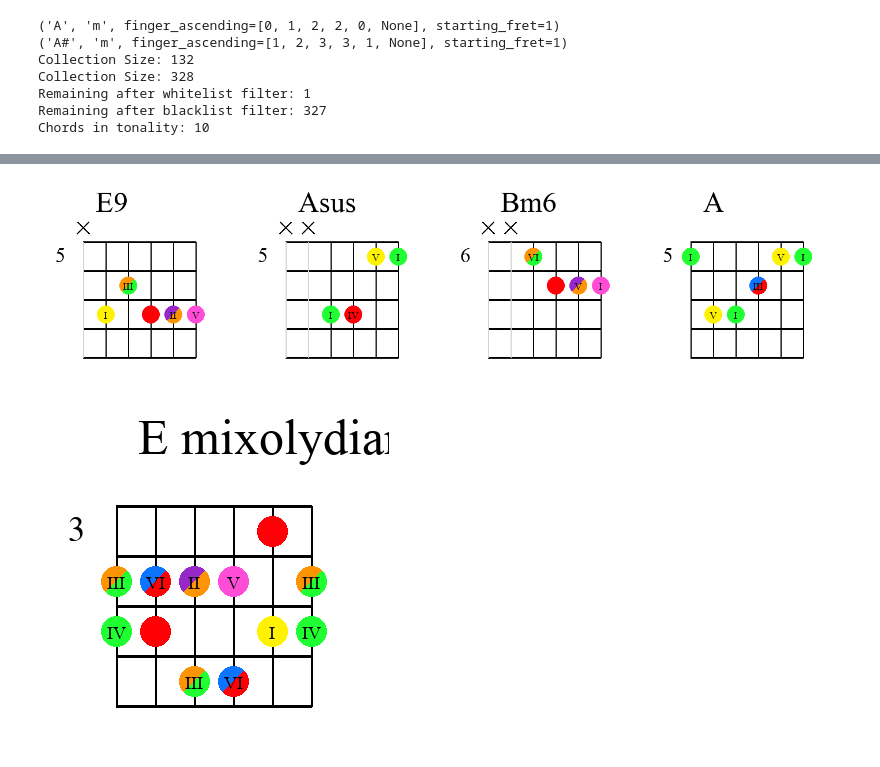
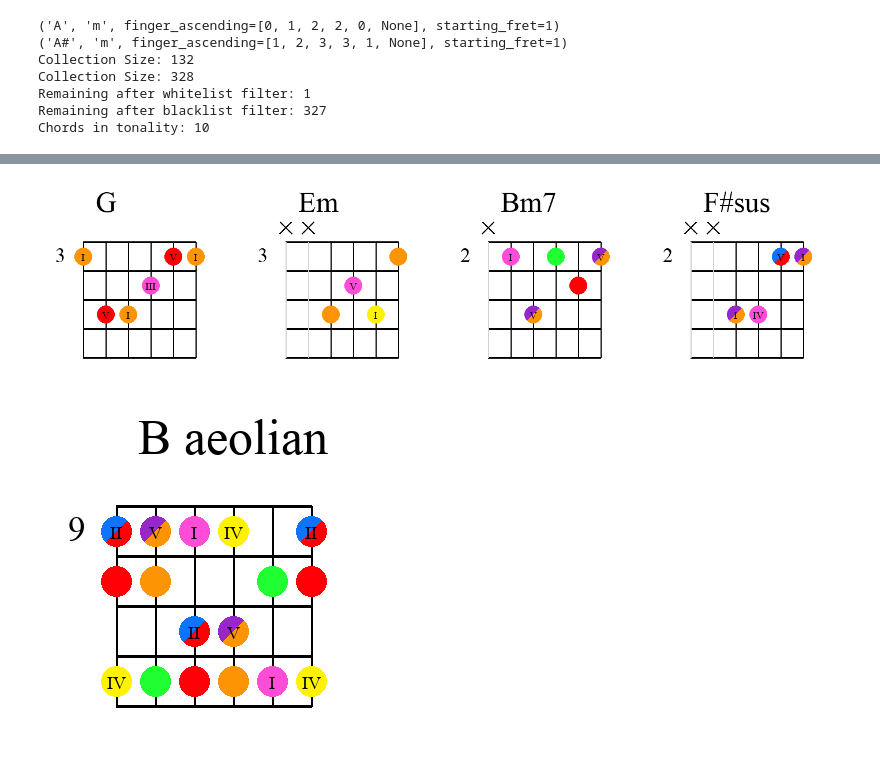
Before and after one commit to GenaroHacker/creating_chord_collection, a Jupyter notebook: main.ipynb, the cells around one changed output, grey strips where cells are left out. Drawn from its saved outputs; the diff is of its cells as text; code cells hidden in the pictures.

```diff
--- a/main.ipynb
+++ b/main.ipynb
@@ -130,4 +130,5 @@ director.display_image()
 # %%
+# @title Progression
 
 def get_roots(chords):
     roots = set()
@@ -257,36 +258,38 @@ chord_progressions = [
 
 
 
+import random
+notes = ['C', 'C#', 'D', 'D#', 'E', 'F', 'F#', 'G', 'G#', 'A', 'A#', 'B']
+root = random.choice(notes)
+selected_scale = scales[random.choice(list(scales.keys()))]
 
-root = 'E'
-selected_scale = scales["mixolydian"]
 
 # Example usage
 chord_collection = ChordCollection()
 chord_collection.load('/content/creating_chord_collection/collection/resources/chord_collection.db')
 chord_collection.extend_barre_chords()
 tonality = chord_collection.get_tonality(root, selected_scale, amplitude=3, rank=2)
 chord_collection.chords = tonality
 
 
 # Get the unique roots from the chord collection
 unique_roots = get_roots(tonality)
 available_chords = ordered_note_indices_sorted(unique_roots, root)
 # Converting the chord progressions
 converted_progressions = convert_chord_progressions_to_ints(chord_progressions)
 filtered_result = filter_lists(available_chords, converted_progressions)
 translated_lists = translate_to_notes(root, filtered_result)
 
 result = pick_chords(translated_lists, chord_collection)
 
 director.build_multiple_chords(result, columns=4)
 director.display_image()
 
 # Repeat the process with ShortScaleBuilder
 builder = ShortBuilder()
 director = Director(builder)
-director.build_scale(root, selected_scale, starting_fret=3)
+director.build_scale(root, selected_scale, starting_fret=random.choice([1, 5, 9]))
 director.display_image()  # Directly display the image
 # %% [output]
-[figure, old version]
+[figure, new version]
-[figure, old version]
+[figure, new version]
```
Also changed, not shown: parts of 1 cell of this notebook.
